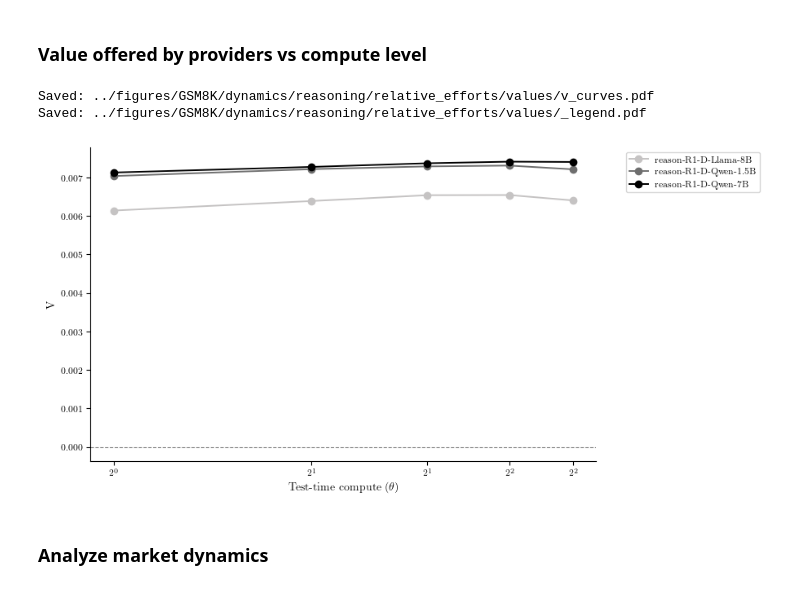
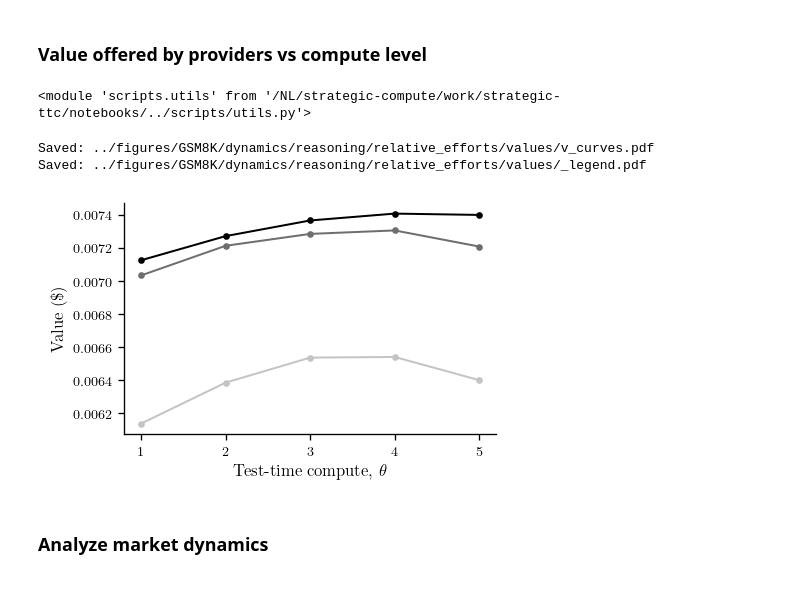
Before and after one commit to Networks-Learning/strategic-ttc, a Jupyter notebook: notebooks/GSM8K-demo.ipynb, the cells around one changed output. Cells and saved outputs as stored; diff of their text form; code cells hidden in the pictures.

```diff
--- a/notebooks/GSM8K-demo.ipynb
+++ b/notebooks/GSM8K-demo.ipynb
@@ -279,18 +283,23 @@ Initializing provider for reason-R1-D-Qwen-1.5B...
 Initializing provider for reason-R1-D-Qwen-7B...
 # %% [markdown]
 ### Value offered by providers vs compute level
+# %%
+importlib.reload(ut)
+# %% [output]
+<module 'scripts.utils' from '/NL/strategic-compute/work/strategic-ttc/notebooks/../scripts/utils.py'>
 # %%
 ut.plot_v_curves(
     gm.compute_V_curves(thetas_reasoning, reasoning_providers, config),
     thetas_reasoning,
     config,
     f"../figures/{BENCHMARK}/dynamics/reasoning/{ttc_type}/values/",
     colors=model_color,
+    reasoning=True
 )
 # %% [output]
 Saved: ../figures/GSM8K/dynamics/reasoning/relative_efforts/values/v_curves.pdf
 Saved: ../figures/GSM8K/dynamics/reasoning/relative_efforts/values/_legend.pdf
-[figure, old version]
+[figure, new version]
 # %% [markdown]
 ### Analyze market dynamics
 # %%
```
Also changed, not shown: parts of 9 cells of this notebook, 7 other files.
